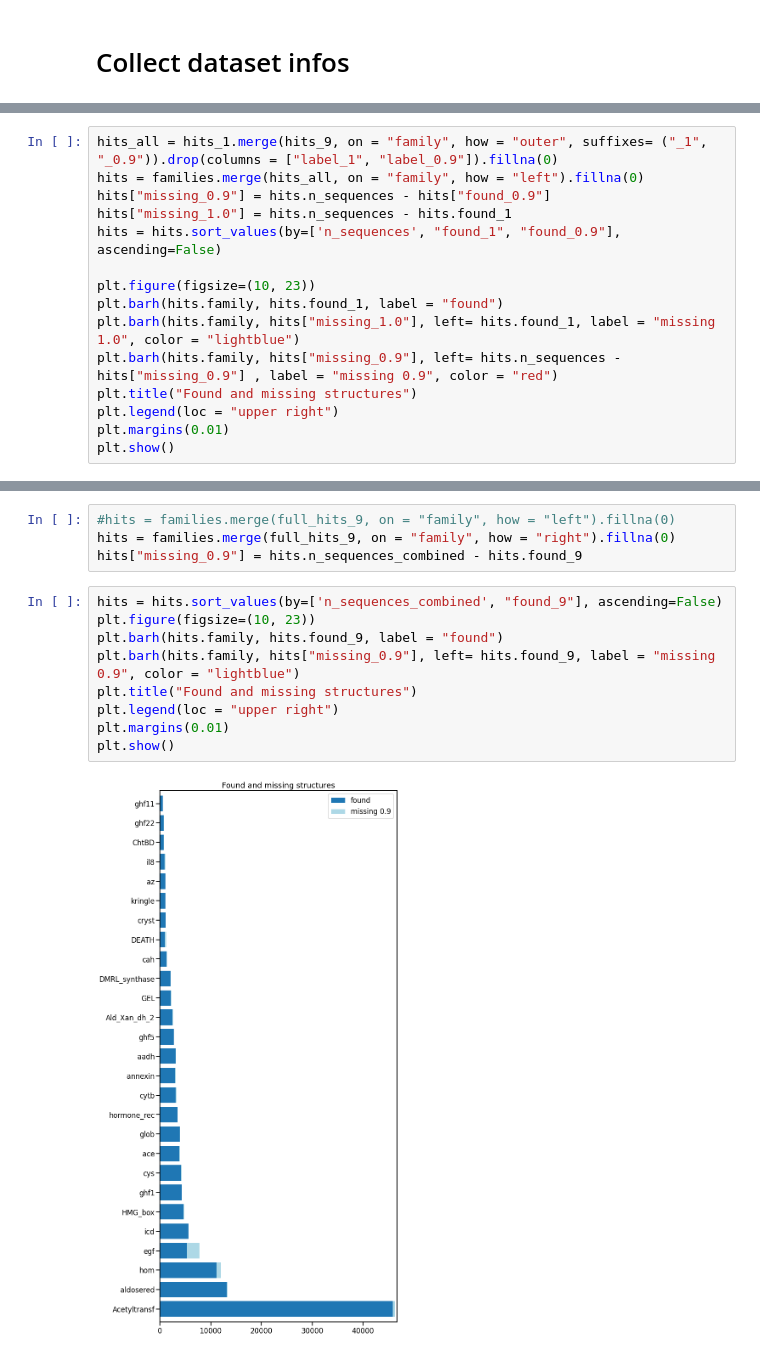
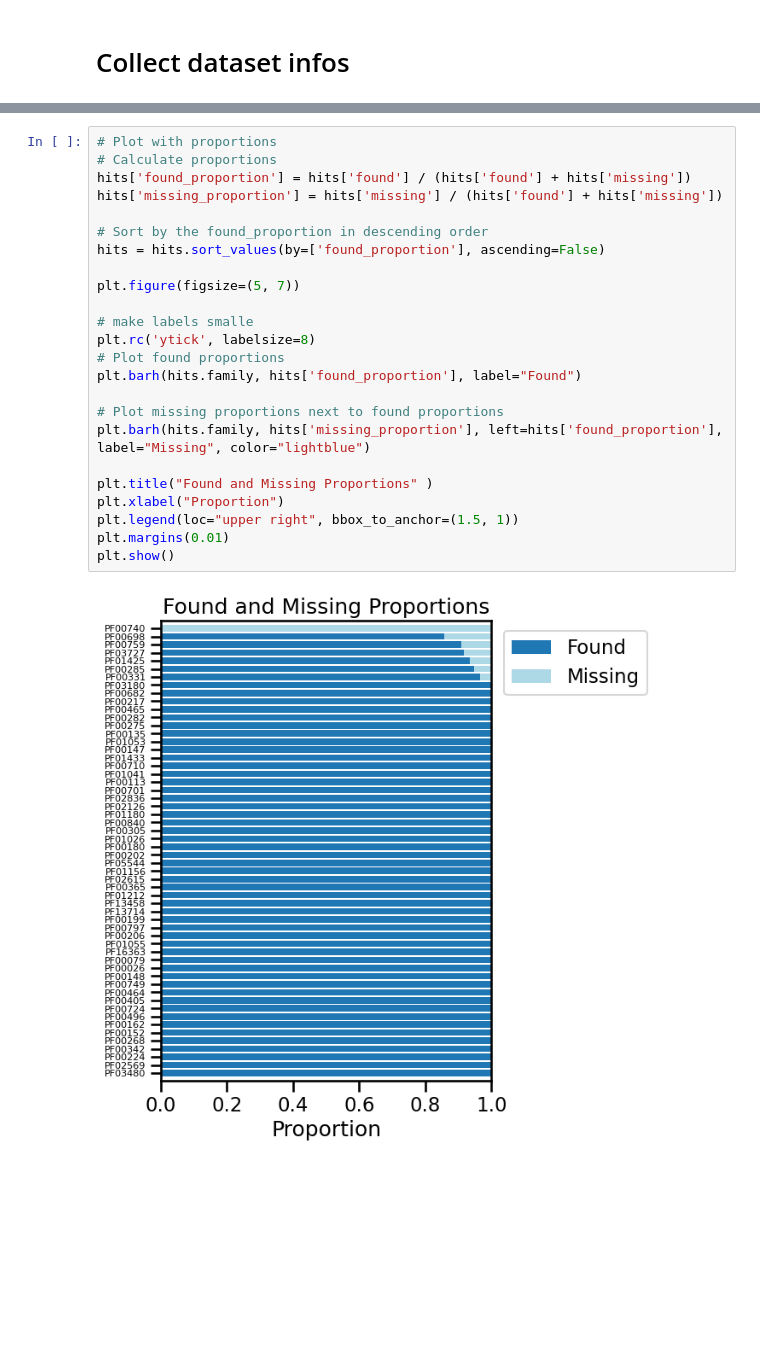
Before and after one commit to luisas/get_structures, a Jupyter notebook: notebook/check_retrieved_structures.ipynb, the cells around one changed output, grey strips where cells are left out. Drawn from its saved outputs; the diff is of its cells as text; blank space fills up the shorter version.

```diff
--- a/notebook/check_retrieved_structures.ipynb
+++ b/notebook/check_retrieved_structures.ipynb
@@ -73,15 +70,0 @@ plt.show()
-# %%
-hits_all = hits_1.merge(hits_9, on = "family", how = "outer", suffixes= ("_1", "_0.9")).drop(columns = ["label_1", "label_0.9"]).fillna(0)
-hits = families.merge(hits_all, on = "family", how = "left").fillna(0)
-hits["missing_0.9"] = hits.n_sequences - hits["found_0.9"]
-hits["missing_1.0"] = hits.n_sequences - hits.found_1
-hits = hits.sort_values(by=['n_sequences', "found_1", "found_0.9"], ascending=False)
-
-plt.figure(figsize=(10, 23))
-plt.barh(hits.family, hits.found_1, label = "found")
-plt.barh(hits.family, hits["missing_1.0"], left= hits.found_1, label = "missing 1.0", color = "lightblue")
-plt.barh(hits.family, hits["missing_0.9"], left= hits.n_sequences - hits["missing_0.9"] , label = "missing 0.9", color = "red")
-plt.title("Found and missing structures")
-plt.legend(loc = "upper right")
-plt.margins(0.01)
-plt.show()
@@ -97,15 +71,26 @@ families.family = families.family.str.replace("-ref", "")
-# %%
-#hits = families.merge(full_hits_9, on = "family", how = "left").fillna(0)
-hits = families.merge(full_hits_9, on = "family", how = "right").fillna(0)
-hits["missing_0.9"] = hits.n_sequences_combined - hits.found_9
 # %%
-hits = hits.sort_values(by=['n_sequences_combined', "found_9"], ascending=False)
-plt.figure(figsize=(10, 23))
-plt.barh(hits.family, hits.found_9, label = "found")
-plt.barh(hits.family, hits["missing_0.9"], left= hits.found_9, label = "missing 0.9", color = "lightblue")
-plt.title("Found and missing structures")
-plt.legend(loc = "upper right")
+# Plot with proportions
+# Calculate proportions
+hits['found_proportion'] = hits['found'] / (hits['found'] + hits['missing'])
+hits['missing_proportion'] = hits['missing'] / (hits['found'] + hits['missing'])
+
+# Sort by the found_proportion in descending order
+hits = hits.sort_values(by=['found_proportion'], ascending=False)
+
+plt.figure(figsize=(5, 7))
+
+# make labels smalle
+plt.rc('ytick', labelsize=8)
+# Plot found proportions
+plt.barh(hits.family, hits['found_proportion'], label="Found")
+
+# Plot missing proportions next to found proportions
+plt.barh(hits.family, hits['missing_proportion'], left=hits['found_proportion'], label="Missing", color="lightblue")
+
+plt.title("Found and Missing Proportions" )
+plt.xlabel("Proportion")
+plt.legend(loc="upper right", bbox_to_anchor=(1.5, 1))
 plt.margins(0.01)
 plt.show()
 # %% [output]
-[figure, old version]
+[figure, new version]
```
Also changed, not shown: parts of 10 cells of this notebook, 4 other files.
